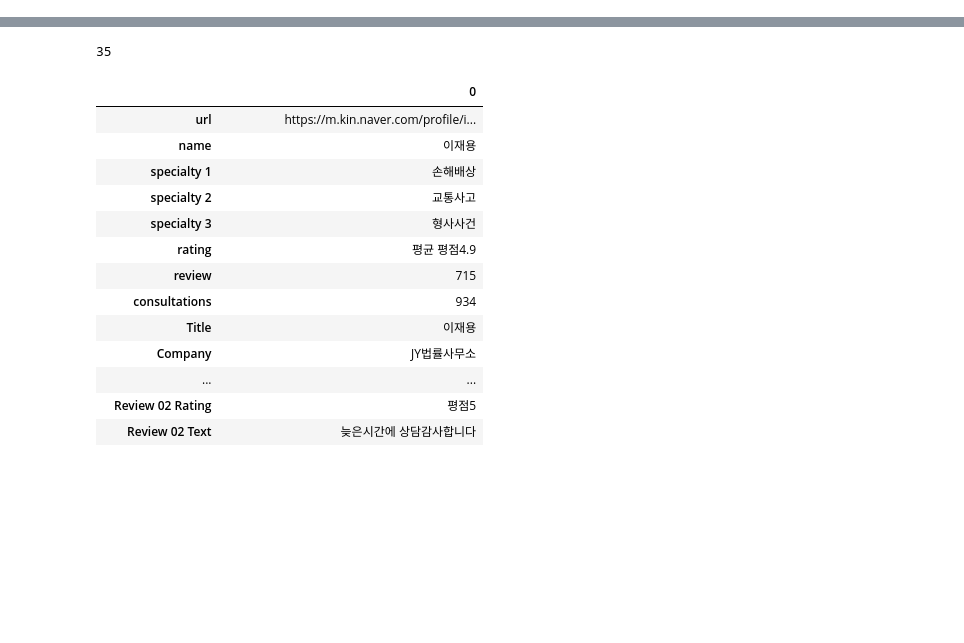
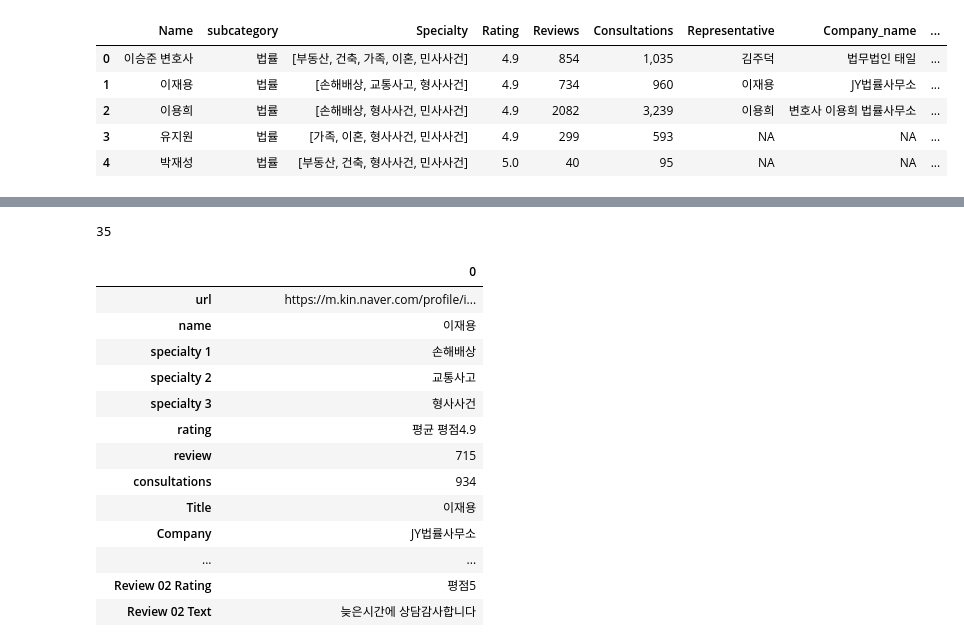
Before and after one commit to nayeem880/Korean-website-scraping, a Jupyter notebook: Project01/Data_ETL/profile_data_extraction.ipynb, the cells around one changed output, grey strips where cells are left out. Saved outputs shown, nothing was run; the diff lists cells and outputs as text; code cells hidden in the pictures; blank space fills up the shorter version.

```diff
--- a/Project01/Data_ETL/profile_data_extraction.ipynb
+++ b/Project01/Data_ETL/profile_data_extraction.ipynb
@@ -148,0 +364,11 @@ here 5
+# %%
+frame = [basicdf, maindf]
+df = pd.concat(frame, axis = 1)
+df
+# %% [output]
+|  | Name | subcategory | Specialty | Rating | Reviews | Consultations | Representative | Company_name | ... |
+| 0 | 이승준 변호사 | 법률 | [부동산, 건축, 가족, 이혼, 민사사건] | 4.9 | 854 | 1,035 | 김주덕 | 법무법인 태일 | ... |
+| 1 | 이재용 | 법률 | [손해배상, 교통사고, 형사사건] | 4.9 | 734 | 960 | 이재용 | JY법률사무소 | ... |
+| 2 | 이용희 | 법률 | [손해배상, 형사사건, 민사사건] | 4.9 | 2082 | 3,239 | 이용희 | 변호사 이용희 법률사무소 | ... |
+| 3 | 유지원 | 법률 | [가족, 이혼, 형사사건, 민사사건] | 4.9 | 299 | 593 | NA | NA | ... |
+| 4 | 박재성 | 법률 | [부동산, 건축, 형사사건, 민사사건] | 5.0 | 40 | 95 | NA | NA | ... |
```
Also changed, not shown: parts of 20 cells of this notebook, 14 other files.
